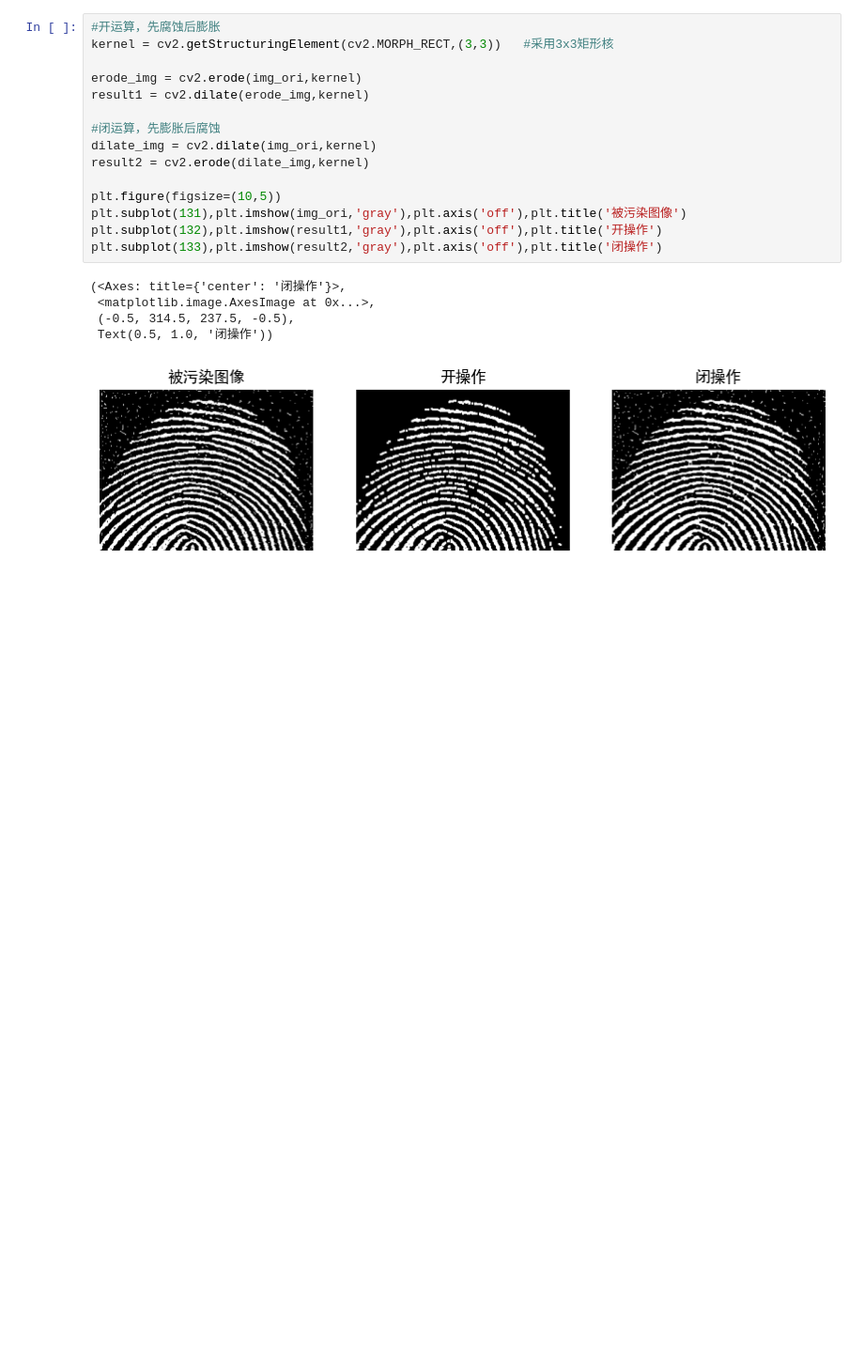
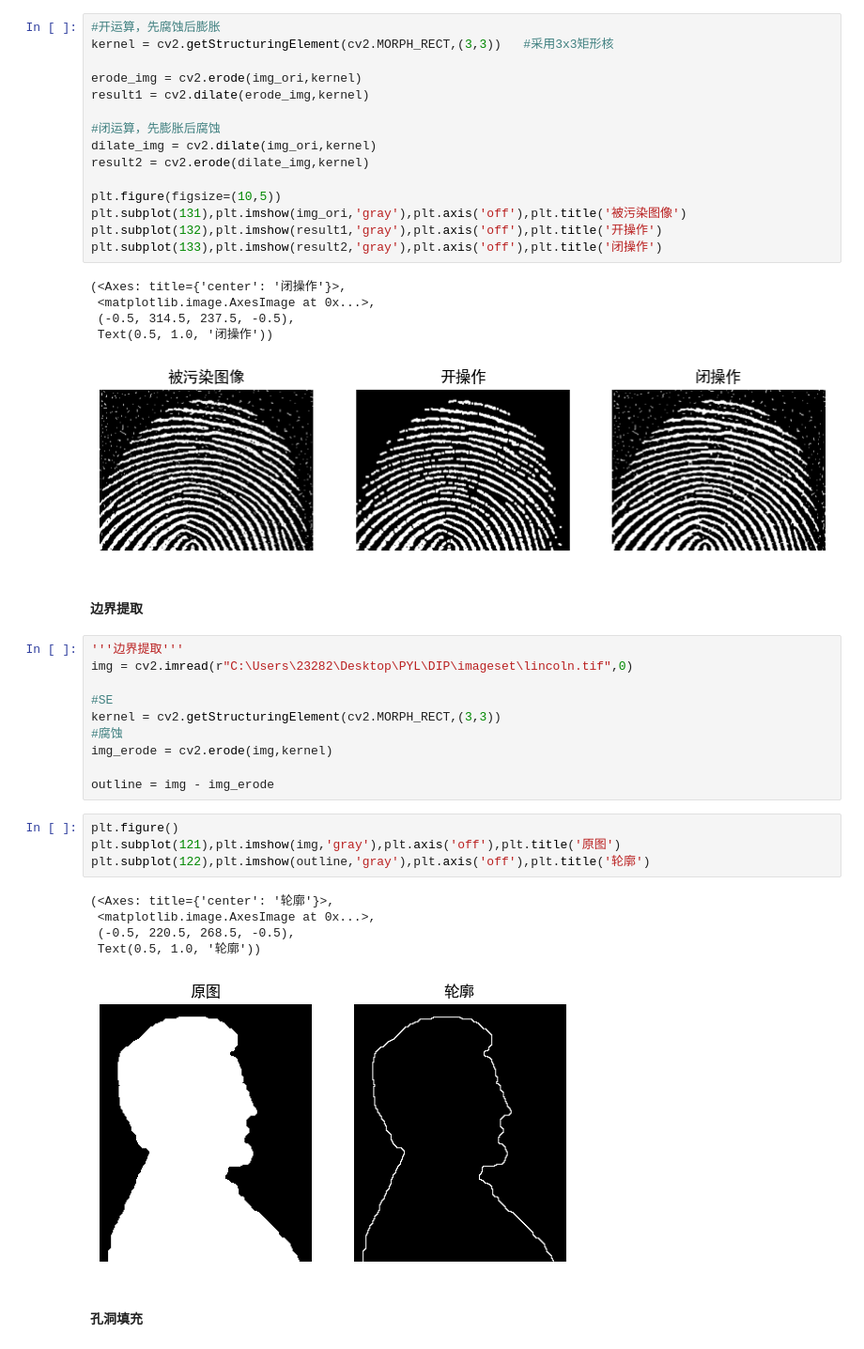
Before and after one commit to chenyuntaot/-, a Jupyter notebook: chapter9.ipynb, the cells around one changed output. Shown at 94% size. Drawn from its saved outputs; the diff is of its cells as text; blank space fills up the shorter version.

```diff
--- a/chapter9.ipynb
+++ b/chapter9.ipynb
@@ -79,3 +85,27 @@ plt.subplot(133),plt.imshow(result2,'gray'),plt.axis('off'),plt.title('闭操作
  (-0.5, 314.5, 237.5, -0.5),
  Text(0.5, 1.0, '闭操作'))
 [figure]
+# %% [markdown]
+#### 边界提取
+# %%
+'''边界提取'''
+img = cv2.imread(r"C:\Users\23282\Desktop\PYL\DIP\imageset\lincoln.tif",0)
+
+#SE
+kernel = cv2.getStructuringElement(cv2.MORPH_RECT,(3,3))
+#腐蚀
+img_erode = cv2.erode(img,kernel)
+
+outline = img - img_erode
+# %%
+plt.figure()
+plt.subplot(121),plt.imshow(img,'gray'),plt.axis('off'),plt.title('原图')
+plt.subplot(122),plt.imshow(outline,'gray'),plt.axis('off'),plt.title('轮廓')
+# %% [output]
+(<Axes: title={'center': '轮廓'}>,
+ <matplotlib.image.AxesImage at 0x...>,
+ (-0.5, 220.5, 268.5, -0.5),
+ Text(0.5, 1.0, '轮廓'))
+[figure, added]
+# %% [markdown]
+#### 孔洞填充
```
Also changed, not shown: parts of 35 cells of this notebook.
